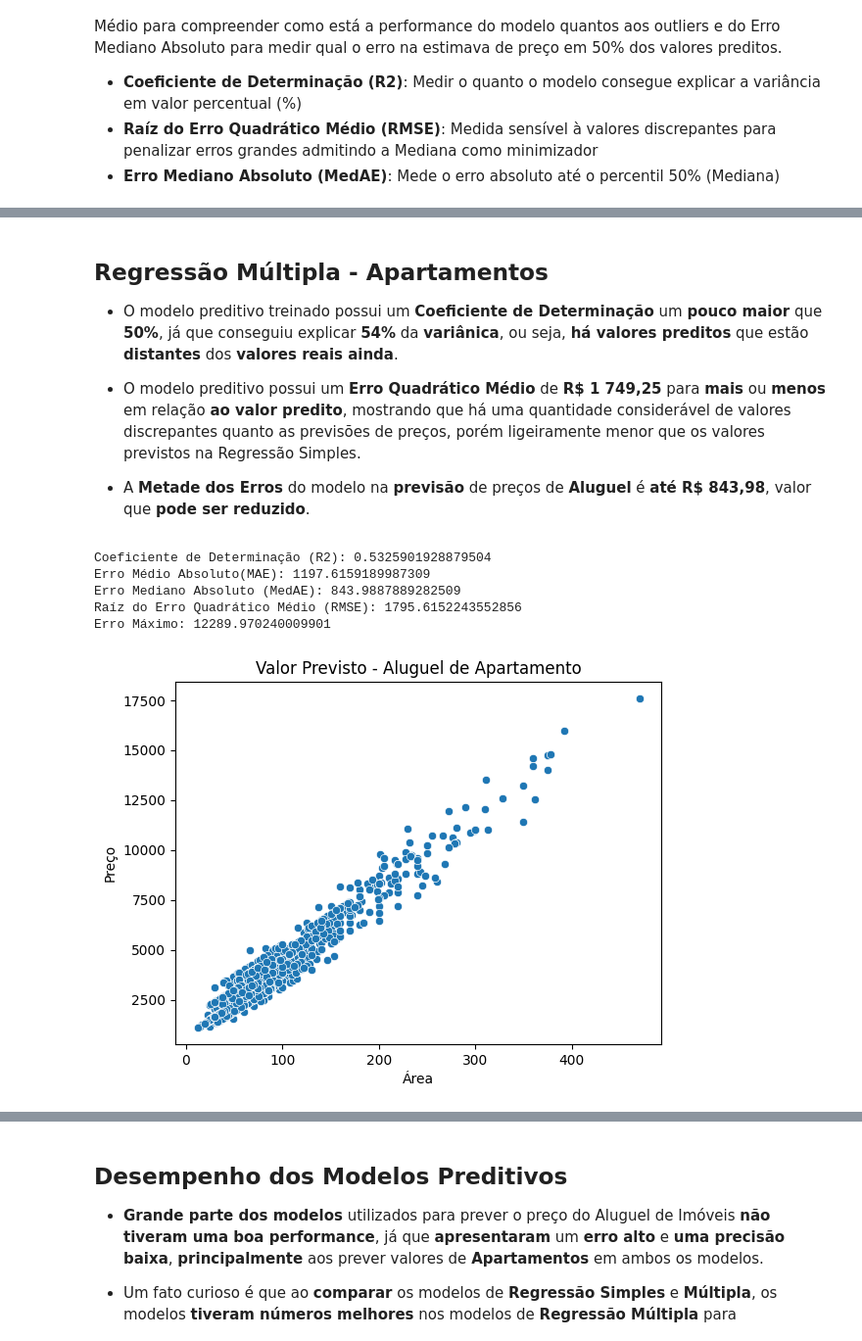
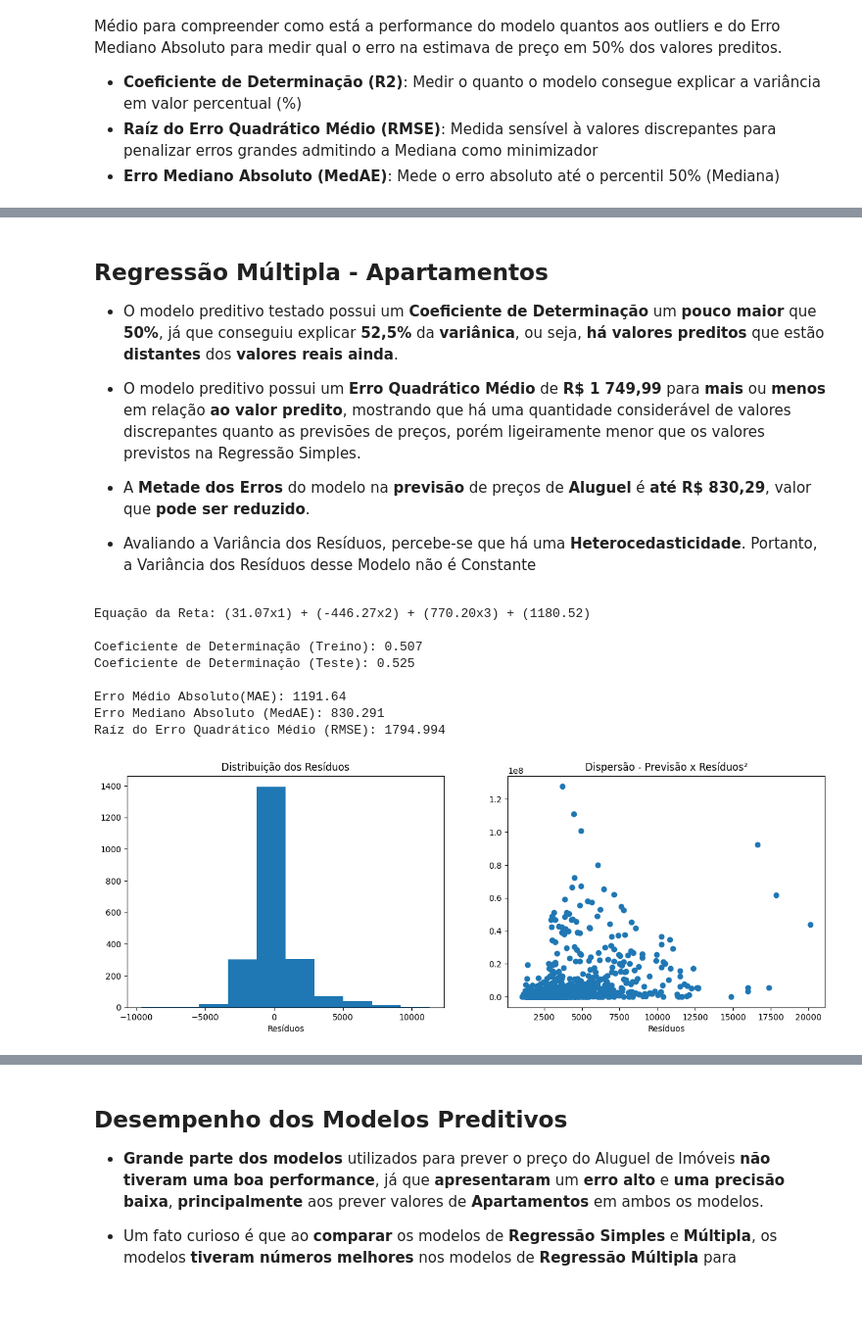
Before and after one commit to GabrielUruga/RegressaoLinear, a Jupyter notebook: Projeto Prático 2.ipynb, the cells around one changed output, grey strips where cells are left out. Shown at 98% size. Saved outputs shown, nothing was run; the diff lists cells and outputs as text; code cells hidden in the pictures; blank space fills up the shorter version.

```diff
--- a/Projeto Prático 2.ipynb
+++ b/Projeto Prático 2.ipynb
@@ -765 +1041,3 @@ apartamentos
+# %%
+apartamentos = apartamentos.query('0 < quartos')
 # %% [markdown]
@@ -1679,20 +2060,25 @@ Erro Máximo: 11104.940666156406
 # %% [markdown]
 ## Regressão Múltipla - Apartamentos
 
-* O modelo preditivo treinado possui um **Coeficiente de Determinação** um **pouco maior** que **50%**, já que conseguiu explicar **54%** da **variânica**, ou seja, **há valores preditos** que estão **distantes** dos **valores reais ainda**.
+* O modelo preditivo testado possui um **Coeficiente de Determinação** um **pouco maior** que **50%**, já que conseguiu explicar **52,5%** da **variânica**, ou seja, **há valores preditos** que estão **distantes** dos **valores reais ainda**.
 
-* O modelo preditivo possui um **Erro Quadrático Médio** de **R\$ 1 749,25** para **mais** ou **menos** em relação **ao valor predito**, mostrando que há uma quantidade considerável de valores discrepantes quanto as previsões de preços, porém ligeiramente menor que os valores previstos na Regressão Simples.
+* O modelo preditivo possui um **Erro Quadrático Médio** de **R\$ 1 749,99** para **mais** ou **menos** em relação **ao valor predito**, mostrando que há uma quantidade considerável de valores discrepantes quanto as previsões de preços, porém ligeiramente menor que os valores previstos na Regressão Simples.
 
-* A **Metade dos Erros** do modelo na **previsão** de preços de **Aluguel** é **até R\$ 843,98**, valor que **pode ser reduzido**.
+* A **Metade dos Erros** do modelo na **previsão** de preços de **Aluguel** é **até R\$ 830,29**, valor que **pode ser reduzido**.
+
+* Avaliando a Variância dos Resíduos, percebe-se que há uma **Heterocedasticidade**. Portanto, a Variância dos Resíduos desse Modelo não é Constante
 # %%
-reg_linear_multipla_aluguel(apartamentos,3,0.3,0)
+reg_linear_multipla_aluguel(apartamentos)
 # %% [output]
-Coeficiente de Determinação (R2): 0.5325901928879504
-Erro Médio Absoluto(MAE): 1197.6159189987309
-Erro Mediano Absoluto (MedAE): 843.9887889282509
-Raíz do Erro Quadrático Médio (RMSE): 1795.6152243552856
-Erro Máximo: 12289.970240009901
+Equação da Reta: (31.07x1) + (-446.27x2) + (770.20x3) + (1180.52)
+
+Coeficiente de Determinação (Treino): 0.507
+Coeficiente de Determinação (Teste): 0.525
+
+Erro Médio Absoluto(MAE): 1191.64
+Erro Mediano Absoluto (MedAE): 830.291
+Raíz do Erro Quadrático Médio (RMSE): 1794.994
-[figure, old version]
+[figure, new version]
 # %% [markdown]
 ## Regressão Simples - Casas
 
```
Also changed, not shown: parts of 164 cells of this notebook.
